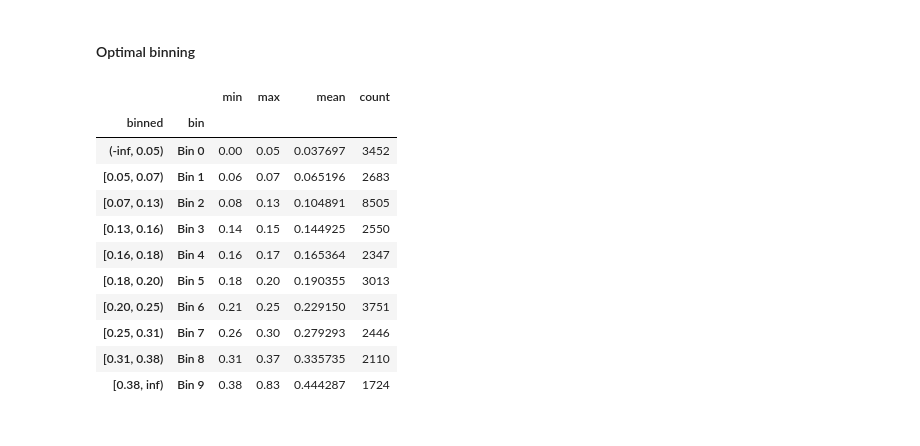
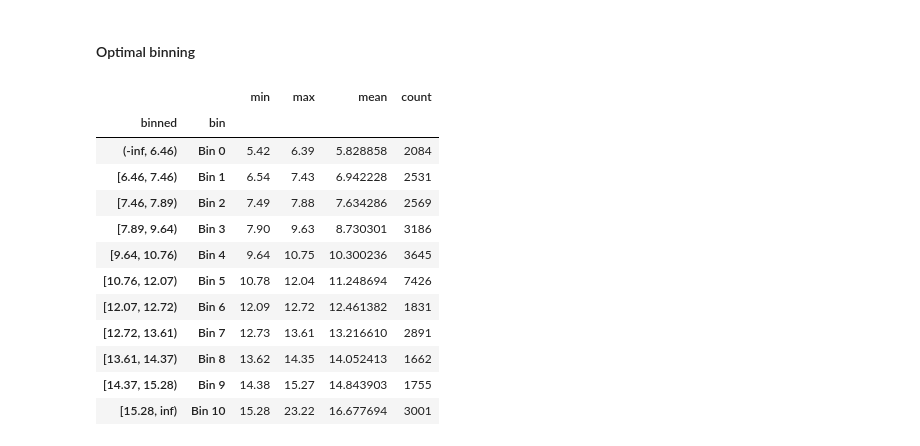
Before and after one commit to Ruben-Boeckx/Loan-approval, a Jupyter notebook: binning.ipynb, the cells around one changed output. Saved outputs shown, nothing was run; the diff lists cells and outputs as text; code cells hidden in the pictures.

Commit message:
binning

```diff
--- a/binning.ipynb
+++ b/binning.ipynb
@@ -246,0 +198,3 @@ woe_summary, iv = calculate_woe(
+# %%
+df, bin_stats, bin_labels = create_binned_feature(df, 'loan_int_rate', 'loan_status', max_leaf_nodes=10)
+df, woe_summary, iv = calculate_woe(df, 'loan_int_rate', 'loan_status', plot=True, bin_labels=bin_labels)
@@ -246,0 +231,3 @@ woe_summary, iv = calculate_woe(
+# %%
+df, bin_stats, bin_labels = create_binned_feature(df, 'loan_percent_income', 'loan_status', max_leaf_nodes=6)
+df, woe_summary, iv = calculate_woe(df, 'loan_percent_income', 'loan_status', plot=True, bin_labels=bin_labels)
@@ -246,0 +264,3 @@ woe_summary, iv = calculate_woe(
+# %%
+df, bin_stats, bin_labels = create_binned_feature(df, 'cb_person_cred_hist_length', 'loan_status', max_leaf_nodes=3)
+df, woe_summary, iv = calculate_woe(df, 'cb_person_cred_hist_length', 'loan_status', plot=True, bin_labels=bin_labels)
@@ -246,0 +269,11 @@ woe_summary, iv = calculate_woe(
+# %%
+cat_columns = df.select_dtypes(include=['object']).columns
+
+def calculate_woe(col, df):
+    crosstab_woe = pd.crosstab(df[col], df["loan_status"], normalize='columns')
+    df[col + "_woe"] = df[col].map(np.log(crosstab_woe[0] / crosstab_woe[1]))
+
+    return df
+
+for col in cat_columns:
+    df = calculate_woe(col, df)
@@ -247,29 +300,30 @@ woe_summary, iv = calculate_woe(
 # %% [markdown]
 #### Optimal binning
 # %%
-optbinner = OptimalBinning(name="loan_percent_income", dtype="numerical")
+optbinner = OptimalBinning(name="loan_int_rate", dtype="numerical")
 
-optbinner.fit(df['loan_percent_income'], df['loan_status'])
+optbinner.fit(df['loan_int_rate'], df['loan_status'])
 
-df['binned'] = optbinner.transform(df['loan_percent_income'], metric="bins")
+df['binned'] = optbinner.transform(df['loan_int_rate'], metric="bins")
 
 bin_mapping = {bin_: f'Bin {i}' for i, bin_ in enumerate(natsorted(df['binned'].unique()))}
 df['bin'] = df['binned'].map(bin_mapping)
 
-df.groupby(['binned', 'bin'])['loan_percent_income'].agg(['min', 'max', 'mean', 'count']).sort_values(by='mean')
+df.groupby(['binned', 'bin'])['loan_int_rate'].agg(['min', 'max', 'mean', 'count']).sort_values(by='mean')
 # %% [output]
 |  |  | min | max | mean | count |
 | binned | bin |  |  |  |  |
-| (-inf, 0.05) | Bin 0 | 0.00 | 0.05 | 0.037697 | 3452 |
-| [0.05, 0.07) | Bin 1 | 0.06 | 0.07 | 0.065196 | 2683 |
-| [0.07, 0.13) | Bin 2 | 0.08 | 0.13 | 0.104891 | 8505 |
-| [0.13, 0.16) | Bin 3 | 0.14 | 0.15 | 0.144925 | 2550 |
-| [0.16, 0.18) | Bin 4 | 0.16 | 0.17 | 0.165364 | 2347 |
-| [0.18, 0.20) | Bin 5 | 0.18 | 0.20 | 0.190355 | 3013 |
-| [0.20, 0.25) | Bin 6 | 0.21 | 0.25 | 0.229150 | 3751 |
-| [0.25, 0.31) | Bin 7 | 0.26 | 0.30 | 0.279293 | 2446 |
-| [0.31, 0.38) | Bin 8 | 0.31 | 0.37 | 0.335735 | 2110 |
-| [0.38, inf) | Bin 9 | 0.38 | 0.83 | 0.444287 | 1724 |
+| (-inf, 6.46) | Bin 0 | 5.42 | 6.39 | 5.828858 | 2084 |
+| [6.46, 7.46) | Bin 1 | 6.54 | 7.43 | 6.942228 | 2531 |
+| [7.46, 7.89) | Bin 2 | 7.49 | 7.88 | 7.634286 | 2569 |
+| [7.89, 9.64) | Bin 3 | 7.90 | 9.63 | 8.730301 | 3186 |
+| [9.64, 10.76) | Bin 4 | 9.64 | 10.75 | 10.300236 | 3645 |
+| [10.76, 12.07) | Bin 5 | 10.78 | 12.04 | 11.248694 | 7426 |
+| [12.07, 12.72) | Bin 6 | 12.09 | 12.72 | 12.461382 | 1831 |
+| [12.72, 13.61) | Bin 7 | 12.73 | 13.61 | 13.216610 | 2891 |
+| [13.61, 14.37) | Bin 8 | 13.62 | 14.35 | 14.052413 | 1662 |
+| [14.37, 15.28) | Bin 9 | 14.38 | 15.27 | 14.843903 | 1755 |
+| [15.28, inf) | Bin 10 | 15.28 | 23.22 | 16.677694 | 3001 |
 # %%
 # Group by bins to count defaults vs. non-defaults
 bin_counts = df.groupby(['bin', 'loan_status']).size().unstack(fill_value=0)
```
Also changed, not shown: parts of 37 cells of this notebook, 2 other files.
